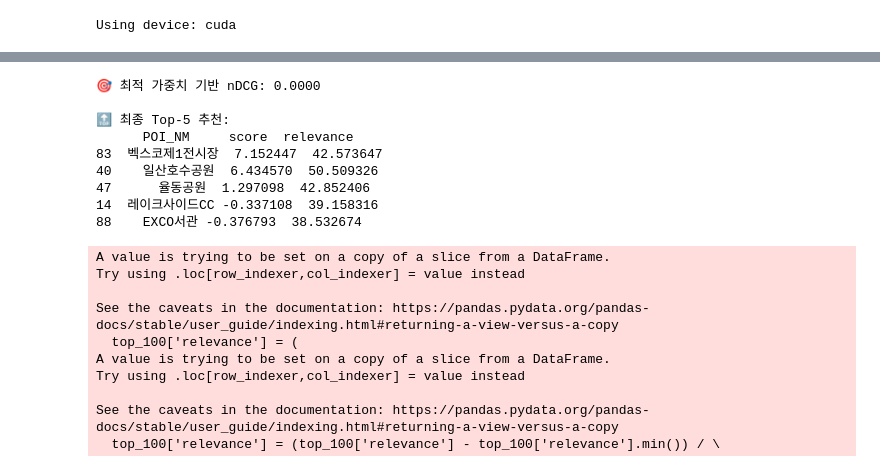
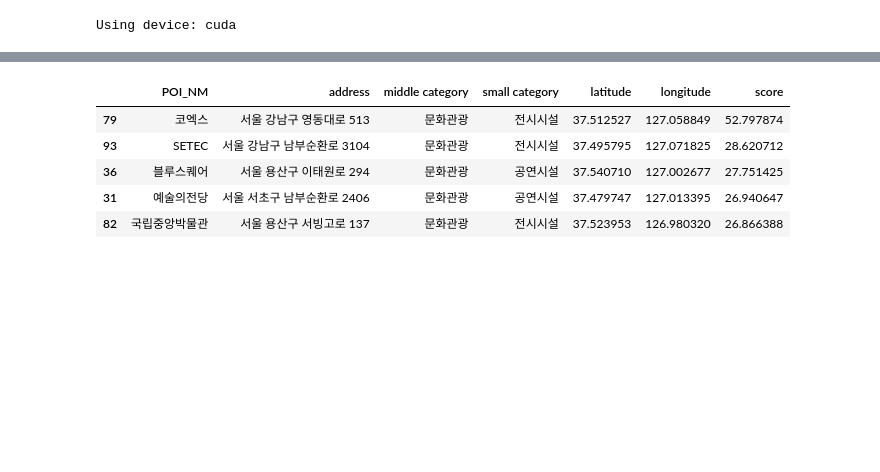
Before and after one commit to JaewonLee11/carSharing, a Jupyter notebook: CarSharing_vis.ipynb, the cells around one changed output, grey strips where cells are left out. Drawn from its saved outputs; the diff is of its cells as text; code cells hidden in the pictures; blank space fills up the shorter version.

```diff
--- a/CarSharing_vis.ipynb
+++ b/CarSharing_vis.ipynb
@@ -811,44 +785,11 @@ Best nDCG@5: 0.4502
-# %%
-# 최적 가중치 정규화
-params = study.best_params
-total = sum(params.values()) + 1e-8
-weights = {k: v / total for k, v in params.items()}
-
-top_100['relevance'] = (
-    weights['w_site'] * top_100['near_sites_core_num'] +
-    weights['w_transport'] * (transport_mean - top_100['near_transport_core_num']) +
-    weights['w_car'] * (-top_100['near_car_core_num']) +
-    weights['w_search'] * top_100['SCCNT_VALUE']
-)
-
-# relevane 정규화
-top_100['relevance'] = (top_100['relevance'] - top_100['relevance'].min()) / \
-                       (top_100['relevance'].max() - top_100['relevance'].min() + 1e-8) * 100
-# nDCG 재계산 및 Top-5 추출
-ndcg = ndcg_at_k(top_100['relevance'].values, top_100['score'].values, k=5)
-top_k = top_100.sort_values(by='score', ascending=False).head(5)
-
-print(f"\n🎯 최적 가중치 기반 nDCG: {ndcg:.4f}")
-print("\n🔝 최종 Top-5 추천:")
-print(top_k[['POI_NM', 'score', 'relevance']])
-# %% [output]
-🎯 최적 가중치 기반 nDCG: 0.0000
-
-🔝 최종 Top-5 추천:
-      POI_NM     score  relevance
-83  벡스코제1전시장  7.152447  42.573647
-40    일산호수공원  6.434570  50.509326
-47      율동공원  1.297098  42.852406
-14  레이크사이드CC -0.337108  39.158316
-88    EXCO서관 -0.376793  38.532674
-A value is trying to be set on a copy of a slice from a DataFrame.
-Try using .loc[row_indexer,col_indexer] = value instead
-
-See the caveats in the documentation: https://pandas.pydata.org/pandas-docs/stable/user_guide/indexing.html#returning-a-view-versus-a-copy
-  top_100['relevance'] = (
-A value is trying to be set on a copy of a slice from a DataFrame.
-Try using .loc[row_indexer,col_indexer] = value instead
-
-See the caveats in the documentation: https://pandas.pydata.org/pandas-docs/stable/user_guide/indexing.html#returning-a-view-versus-a-copy
-  top_100['relevance'] = (top_100['relevance'] - top_100['relevance'].min()) / \
+# %%
+top_k = top_100_copy1.sort_values(by='score', ascending=False).head(5)
+top_k[top_k_columns]
+# %% [output]
+|  | POI_NM | address | middle category | small category | latitude | longitude | score |
+| 79 | 코엑스 | 서울 강남구 영동대로 513 | 문화관광 | 전시시설 | 37.512527 | 127.058849 | 52.797874 |
+| 93 | SETEC | 서울 강남구 남부순환로 3104 | 문화관광 | 전시시설 | 37.495795 | 127.071825 | 28.620712 |
+| 36 | 블루스퀘어 | 서울 용산구 이태원로 294 | 문화관광 | 공연시설 | 37.540710 | 127.002677 | 27.751425 |
+| 31 | 예술의전당 | 서울 서초구 남부순환로 2406 | 문화관광 | 공연시설 | 37.479747 | 127.013395 | 26.940647 |
+| 82 | 국립중앙박물관 | 서울 용산구 서빙고로 137 | 문화관광 | 전시시설 | 37.523953 | 126.980320 | 26.866388 |
 # %%
```
Also changed, not shown: parts of 28 cells of this notebook.
